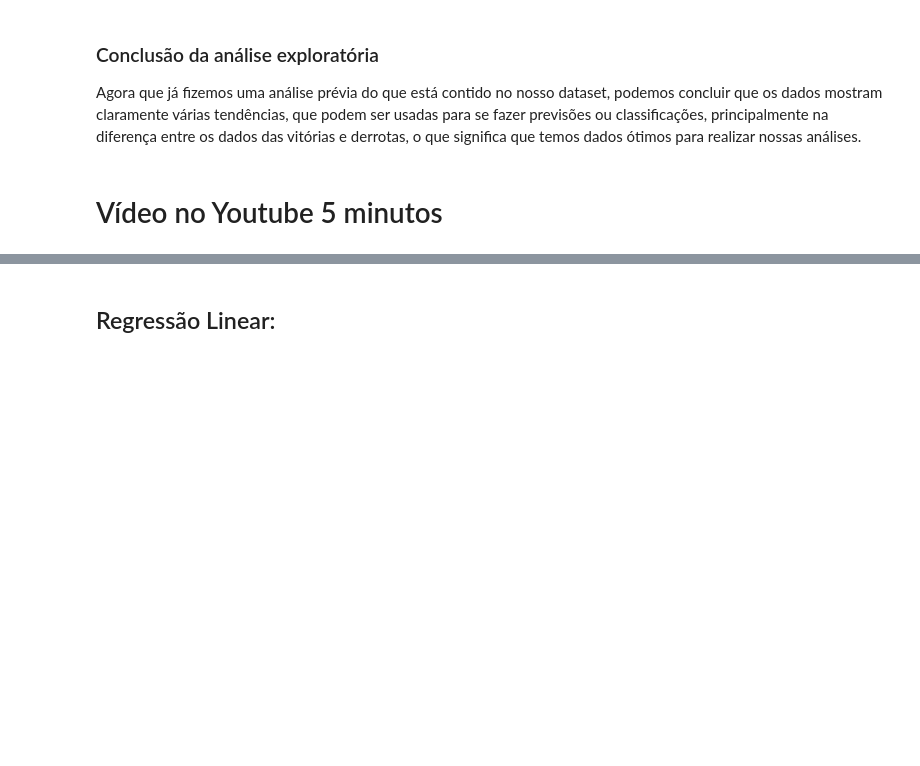
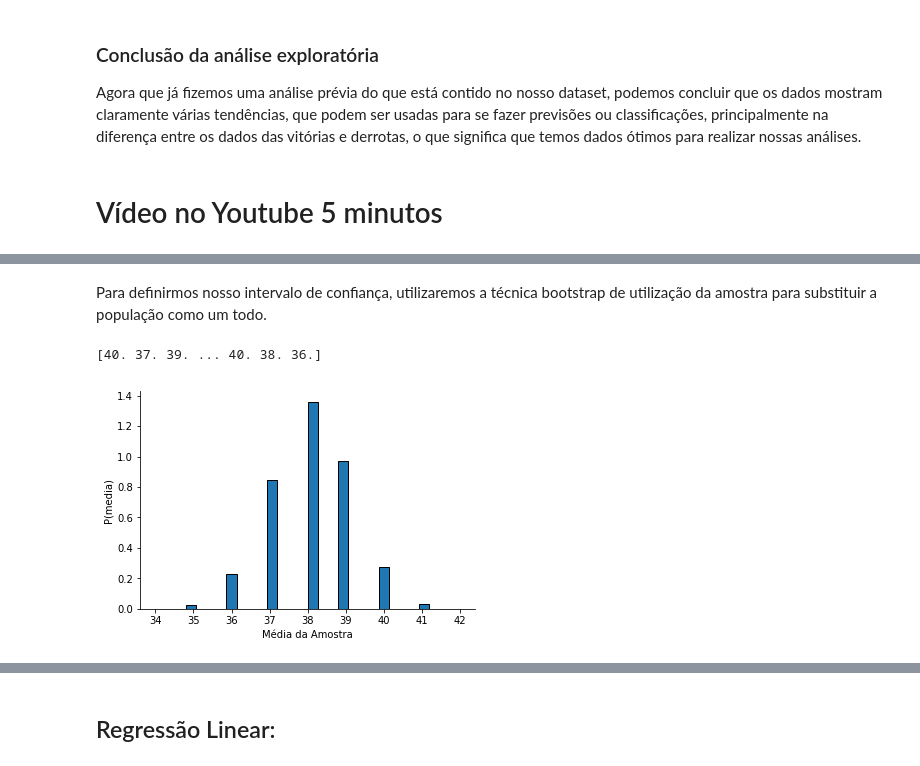
Before and after one commit to gabrielspires/Projeto-ICD, a Jupyter notebook: Projeto-ICD.ipynb, the cells around one changed output, grey strips where cells are left out. Saved outputs shown, nothing was run; the diff lists cells and outputs as text; code cells hidden in the pictures; blank space fills up the shorter version.

Commit message:
Alterações para entrega

```diff
--- a/Projeto-ICD.ipynb
+++ b/Projeto-ICD.ipynb
@@ -315,0 +327,11 @@ from IPython.display import YouTubeVideo
+# %%
+def despine(ax=None):
+    if ax is None:
+        ax = plt.gca()
+    # Hide the right and top spines
+    ax.spines['right'].set_visible(False)
+    ax.spines['top'].set_visible(False)
+
+    # Only show ticks on the left and bottom spines
+    ax.yaxis.set_ticks_position('left')
+    ax.xaxis.set_ticks_position('bottom')
@@ -315,0 +345,6 @@ from IPython.display import YouTubeVideo
+# %%
+match_durations = pd.read_sql_query(
+'''
+SELECT duration
+FROM match
+''', conn)
@@ -315,0 +390,19 @@ from IPython.display import YouTubeVideo
+# %% [markdown]
+Para definirmos nosso intervalo de confiança, utilizaremos a técnica bootstrap de utilização da amostra para substituir a população como um todo.
+# %%
+N = 10000
+values = np.zeros(N)
+for i in range(N):
+    sample = match_durations.sample(100, replace=True)
+    values[i] = sample.mean()//60
+print(values)
+# %% [output]
+[40. 37. 39. ... 40. 38. 36.]
+# %%
+plt.hist(values, bins=30, edgecolor='k', density=True)
+plt.xlabel('Média da Amostra')
+plt.ylabel('P(media)')
+
+despine()
+# %% [output]
+[figure, added]
```
Also changed, not shown: parts of 33 cells of this notebook.
